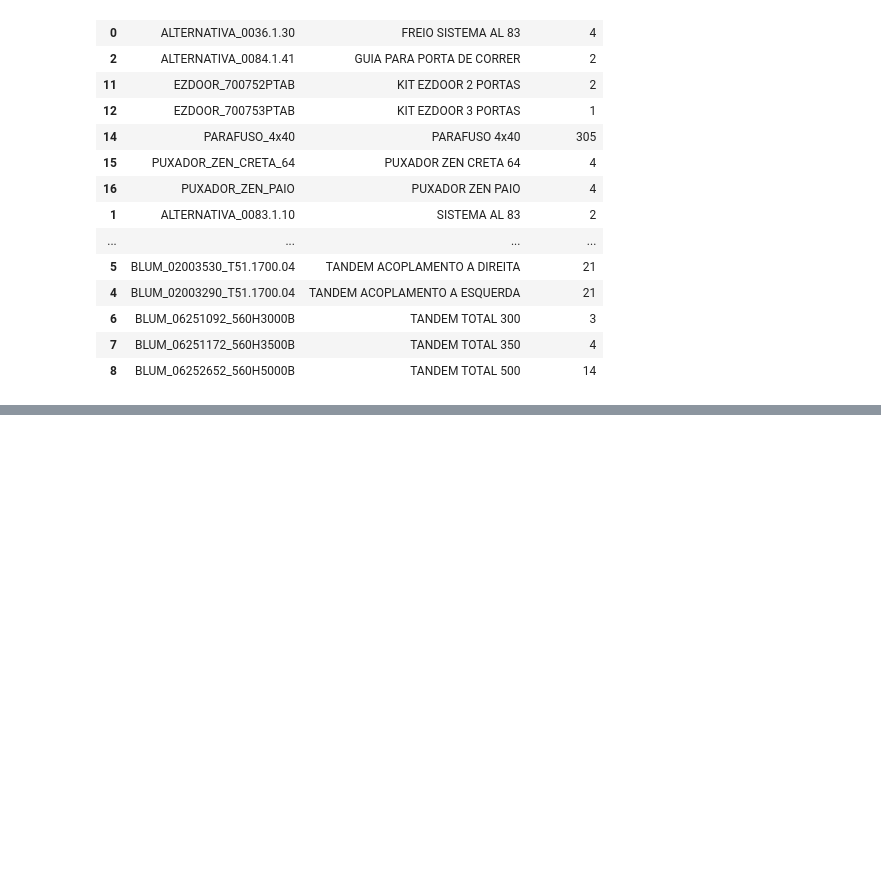
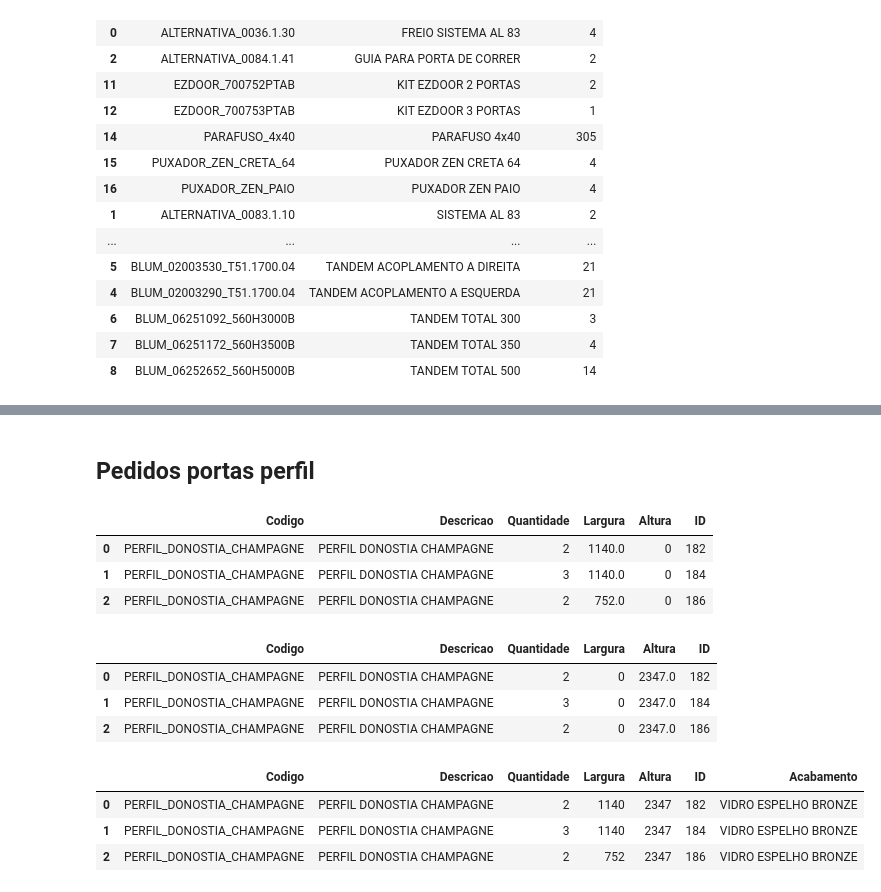
Before and after one commit to brunoviskc/DevelopmentSystemProject_v2, a Jupyter notebook: main.ipynb, the cells around one changed output, grey strips where cells are left out. Drawn from its saved outputs; the diff is of its cells as text; code cells hidden in the pictures; blank space fills up the shorter version.

```diff
--- a/main.ipynb
+++ b/main.ipynb
@@ -431,0 +457,66 @@ Cor do Puxador
+# %% [markdown]
+## Pedidos portas perfil
+# %%
+
+# pedidos_verticale = df[df["Codigo"].str.contains("3446|VIDRO|VEGAS|DONOSTIA|NEO 22", case=False, na=False)].copy()
+# pedidos_verticale = pedidos_verticale[["Codigo", "Descricao", "Quantidade", "Largura", "Altura", "ID"]]
+portas_em_x = pedidos_verticale[pedidos_verticale["Codigo"].str.contains("_X_", case=False, na=False)].copy().reset_index(drop=True)
+portas_em_x["Altura"] = 0
+portas_em_x["Quantidade"] = portas_em_x["Quantidade"] // 2
+portas_em_z = pedidos_verticale[pedidos_verticale["Codigo"].str.contains("_Z_", case=False, na=False)].copy()
+portas_em_z["Largura"] = 0
+portas_em_z["Quantidade"] = portas_em_z["Quantidade"] // 2
+portas_em_z = portas_em_z.groupby("ID").agg({
+    "Codigo": "first",
+    "Descricao": "first",
+    "Largura": "first",
+    "Altura": "first",
+    "Quantidade": "sum"
+}).reset_index()
+portas_em_z = portas_em_z[["Codigo", "Descricao", "Quantidade", "Largura", "Altura", "ID"]]
+
+portas_em_x["Descricao"] = portas_em_x["Descricao"].str.replace(" EM X", "", regex=False)
+portas_em_z["Descricao"] = portas_em_z["Descricao"].str.replace(" EM Z", "", regex=False)
+portas_em_x["Codigo"] = portas_em_x["Codigo"].str.replace("_X_", "_", regex=False)
+portas_em_z["Codigo"] = portas_em_z["Codigo"].str.replace("_Z_", "_", regex=False)
+
+
+portas_final = pd.concat([portas_em_x, portas_em_z], ignore_index=True)
+portas_final = portas_final.groupby("ID").agg({
+    "Codigo": "first",
+    "Descricao": "first",
+    "Largura": "sum",
+    "Altura": "sum",
+    "Quantidade": "sum"
+}).reset_index()
+portas_final = portas_final[["Codigo", "Descricao", "Quantidade", "Largura", "Altura", "ID"]]
+portas_final["Quantidade"] = portas_final["Quantidade"] // 2
+portas_final["Largura"] = portas_final["Largura"].astype(int)
+portas_final["Altura"] = portas_final["Altura"].astype(int)
+
+pedidos_verticale_vidro = df[df["Descricao"].str.contains("VIDRO 4MM", case=False, na=False)].copy()
+pedidos_verticale_vidro = pedidos_verticale_vidro[["Descricao", "ID"]].reset_index(drop=True)
+
+portas_final = portas_final.merge(pedidos_verticale_vidro, on="ID", how="right")
+portas_final = portas_final.rename(columns={"Descricao_x":"Descricao", "Descricao_y":"Acabamento"}).reset_index(drop=True)
+portas_final["Acabamento"] = portas_final["Acabamento"].str.replace(" 4MM", "", regex=False)
+
+portas_final.to_json("quantidade_de_portas_perfil.json", indent=2, force_ascii=False)
+
+display(portas_em_x)
+display(portas_em_z)
+display(portas_final)
+# display(pedidos_verticale_vidro)
+# %% [output]
+|  | Codigo | Descricao | Quantidade | Largura | Altura | ID |
+| 0 | PERFIL_DONOSTIA_CHAMPAGNE | PERFIL DONOSTIA CHAMPAGNE | 2 | 1140.0 | 0 | 182 |
+| 1 | PERFIL_DONOSTIA_CHAMPAGNE | PERFIL DONOSTIA CHAMPAGNE | 3 | 1140.0 | 0 | 184 |
+| 2 | PERFIL_DONOSTIA_CHAMPAGNE | PERFIL DONOSTIA CHAMPAGNE | 2 | 752.0 | 0 | 186 |
+|  | Codigo | Descricao | Quantidade | Largura | Altura | ID |
+| 0 | PERFIL_DONOSTIA_CHAMPAGNE | PERFIL DONOSTIA CHAMPAGNE | 2 | 0 | 2347.0 | 182 |
+| 1 | PERFIL_DONOSTIA_CHAMPAGNE | PERFIL DONOSTIA CHAMPAGNE | 3 | 0 | 2347.0 | 184 |
+| 2 | PERFIL_DONOSTIA_CHAMPAGNE | PERFIL DONOSTIA CHAMPAGNE | 2 | 0 | 2347.0 | 186 |
+|  | Codigo | Descricao | Quantidade | Largura | Altura | ID | Acabamento |
+| 0 | PERFIL_DONOSTIA_CHAMPAGNE | PERFIL DONOSTIA CHAMPAGNE | 2 | 1140 | 2347 | 182 | VIDRO ESPELHO BRONZE |
+| 1 | PERFIL_DONOSTIA_CHAMPAGNE | PERFIL DONOSTIA CHAMPAGNE | 3 | 1140 | 2347 | 184 | VIDRO ESPELHO BRONZE |
+| 2 | PERFIL_DONOSTIA_CHAMPAGNE | PERFIL DONOSTIA CHAMPAGNE | 2 | 752 | 2347 | 186 | VIDRO ESPELHO BRONZE |
```
Also changed, not shown: parts of 4 cells of this notebook, 2 other files.
